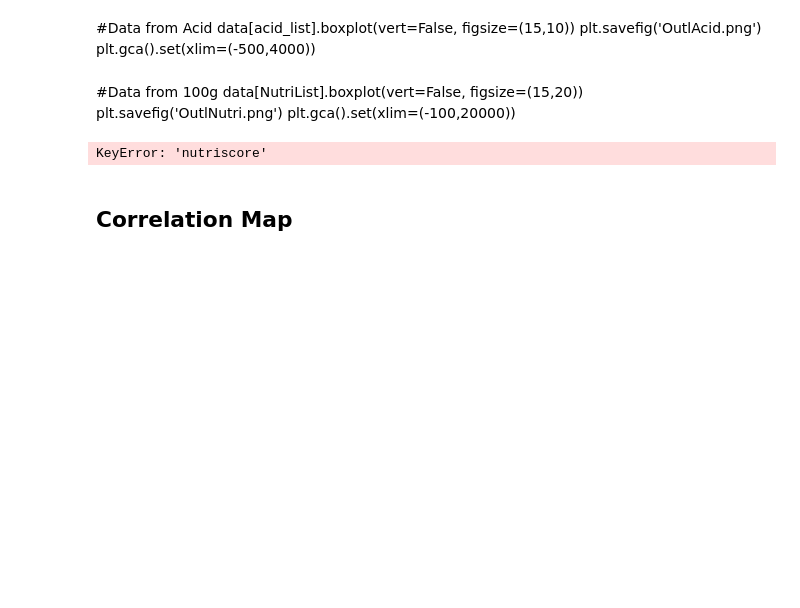
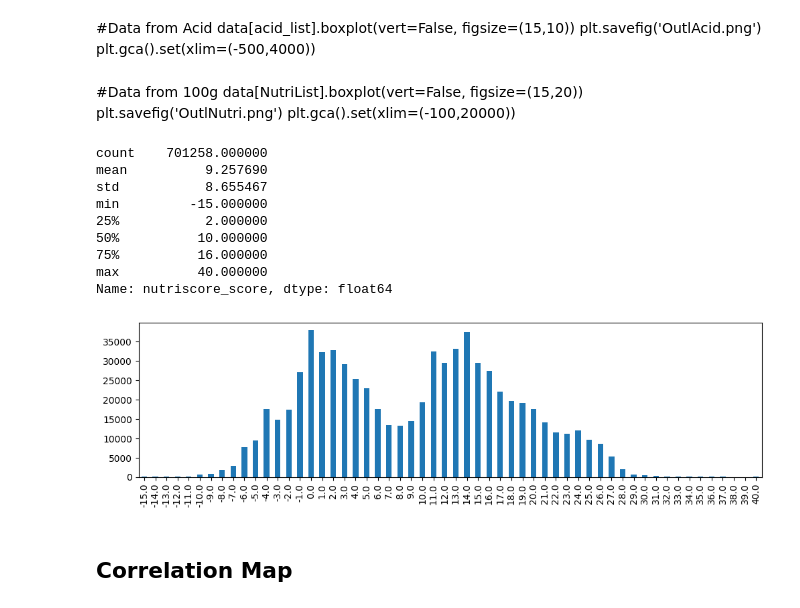
Before and after one commit to guillaumechupe/OpenFoodFact_Cluster, a Jupyter notebook: Notebook/clean_df_explo.ipynb, the cells around one changed output. Drawn from its saved outputs; the diff is of its cells as text; code cells hidden in the pictures; blank space fills up the shorter version.

```diff
--- a/Notebook/clean_df_explo.ipynb
+++ b/Notebook/clean_df_explo.ipynb
@@ -346,13 +346,22 @@ plt.gca().set(xlim=(-500,4000))
 data[NutriList].boxplot(vert=False, figsize=(15,20))
 plt.savefig('OutlNutri.png')
 plt.gca().set(xlim=(-100,20000))
-# %%
-nut_vals = data['nutriscore'].value_counts().sort_index()
-print(data['nutriscore'].describe())
-nut_vals.plot.bar()
-plt.gcf().set_size_inches(12,3)
-# %% [output]
-KeyError: 'nutriscore'
+# %%
+nut_vals = data['nutriscore_score'].value_counts().sort_index()
+print(data['nutriscore_score'].describe())
+nut_vals.plot.bar()
+plt.gcf().set_size_inches(12,3)
+# %% [output]
+count    701258.000000
+mean          9.257690
+std           8.655467
+min         -15.000000
+25%           2.000000
+50%          10.000000
+75%          16.000000
+max          40.000000
+Name: nutriscore_score, dtype: float64
+[figure, added]
 # %% [markdown]
 ## Correlation Map
 # %%
```
Also changed, not shown: 6 other files.
